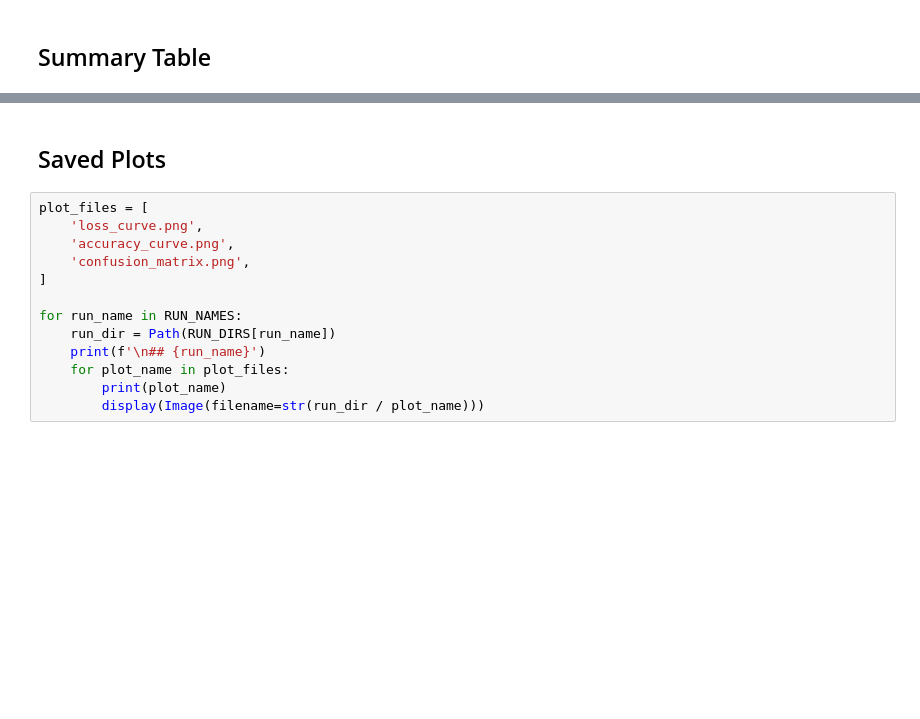
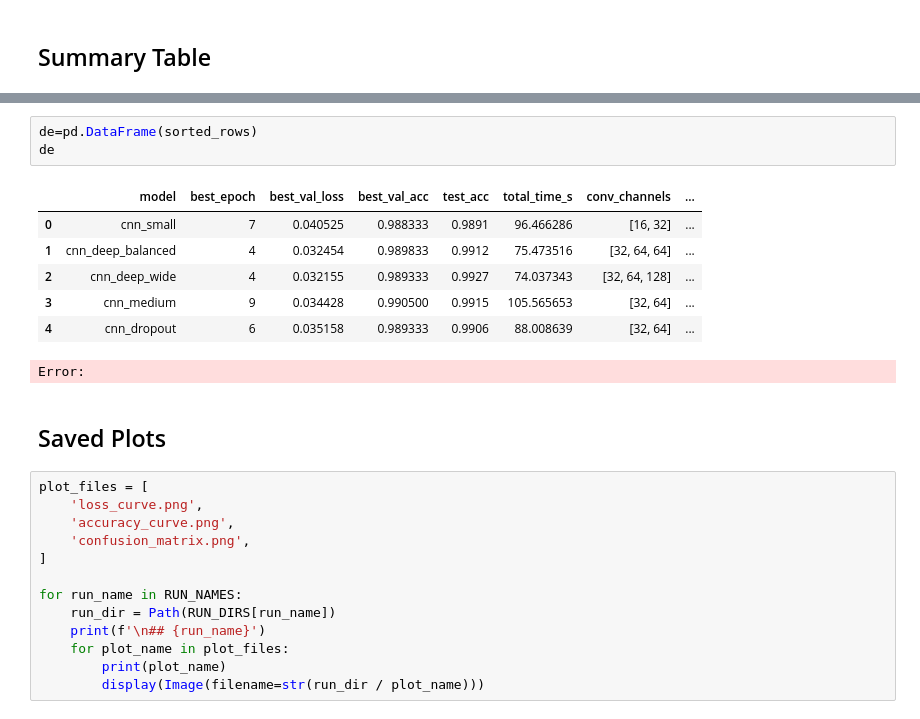
Before and after one commit to emilhja/aiml_assignment_1, a Jupyter notebook: part_2/selected_outputs/cnn_comparison_2026-04-28_154826.ipynb, the cells around one changed output, grey strips where cells are left out. Drawn from its saved outputs; the diff is of its cells as text; blank space fills up the shorter version.

```diff
--- a/part_2/selected_outputs/cnn_comparison_2026-04-28_154826.ipynb
+++ b/part_2/selected_outputs/cnn_comparison_2026-04-28_154826.ipynb
@@ -81,3 +100,14 @@ sorted_rows
+# %%
+de=pd.DataFrame(sorted_rows)
+de
+# %% [output]
+|  | model | best_epoch | best_val_loss | best_val_acc | test_acc | total_time_s | conv_channels | ... |
+| 0 | cnn_small | 7 | 0.040525 | 0.988333 | 0.9891 | 96.466286 | [16, 32] | ... |
+| 1 | cnn_deep_balanced | 4 | 0.032454 | 0.989833 | 0.9912 | 75.473516 | [32, 64, 64] | ... |
+| 2 | cnn_deep_wide | 4 | 0.032155 | 0.989333 | 0.9927 | 74.037343 | [32, 64, 128] | ... |
+| 3 | cnn_medium | 9 | 0.034428 | 0.990500 | 0.9915 | 105.565653 | [32, 64] | ... |
+| 4 | cnn_dropout | 6 | 0.035158 | 0.989333 | 0.9906 | 88.008639 | [32, 64] | ... |
+Error:
 # %% [markdown]
 ## Saved Plots
 # %%
```
Also changed, not shown: parts of 11 cells of this notebook.
